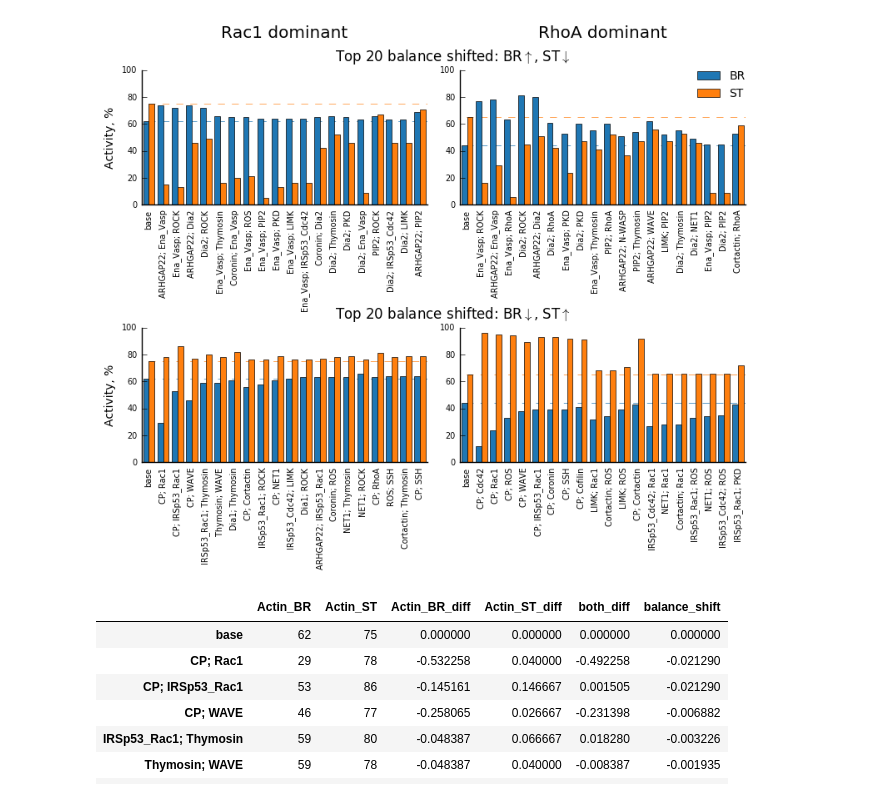
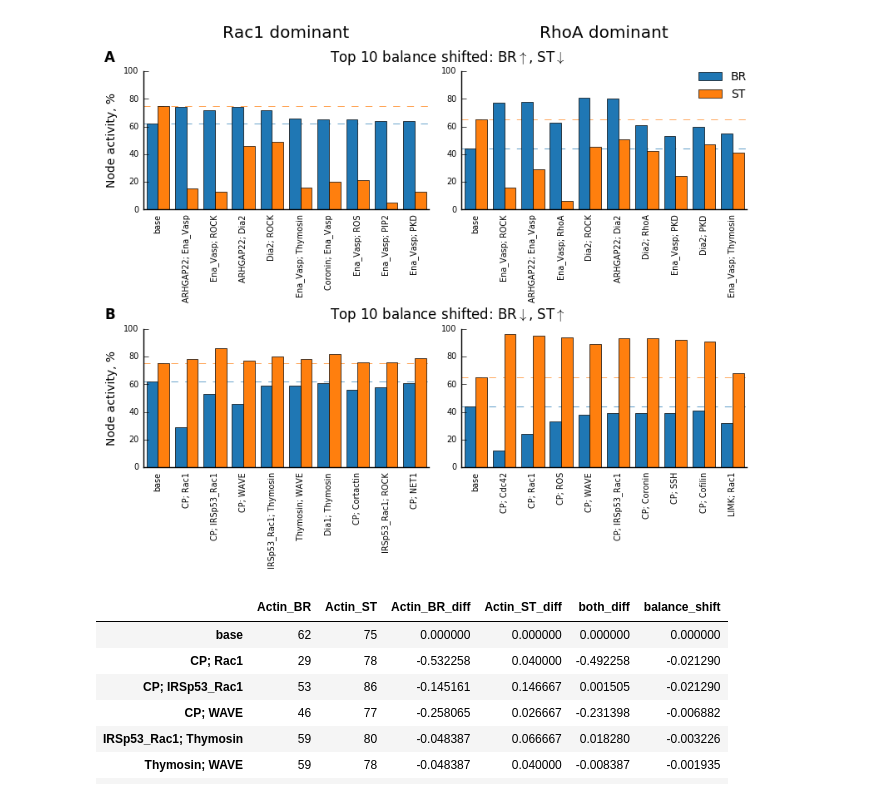
Before and after one commit to Vitaljok/actin-signaling, a Jupyter notebook: Double knock-down charts TOP-X balance shift side by side.ipynb, the cells around one changed output. Cells and saved outputs as stored; diff of their text form; code cells hidden in the pictures.

Commit message:
Updated charts

```diff
--- a/Double knock-down charts TOP-X balance shift side by side.ipynb
+++ b/Double knock-down charts TOP-X balance shift side by side.ipynb
@@ -10,7 +10,7 @@ pl.rcParams["font.size"] = 10
 reports = ['v04_Rac1_dominant',
            'v04_RhoA_dominant']
 # %%
-topX = 20
+topX = 10
 
 def prepare_datasets(report):
 
@@ -53,7 +53,7 @@ def plot_knockdowns(dataframe, ax, maxn, with_y_label):
 
     ax.set_ylim(top=100)
     if with_y_label:
-        ax.set_ylabel('Activity, %')
+        ax.set_ylabel('Node activity, %')
     ax.set_xlim(-0.5, maxn-0.5)
 
     br, st = dataframe.loc['base']
@@ -64,38 +64,40 @@ data = {}
 
 for report in reports:
     data[report] = prepare_datasets(report)
 
 row_titles = [
     r"Top %d balance shifted: BR$\uparrow$, ST$\downarrow$" % topX,
     r"Top %d balance shifted: BR$\downarrow$, ST$\uparrow$" % topX
 ]
 
 fig, axis = pl.subplots(nrows=2, ncols=2, sharey=False, figsize=(8, 7))
 for row in range(2):
     for col in range(2):
         plot_knockdowns(data[reports[col]][row], axis[row][col], topX, with_y_label=(col==0))
 
 axis[0][0].set_title("Rac1 dominant", fontsize='x-large', y=1.2)
 axis[0][1].set_title("RhoA dominant", fontsize='x-large', y=1.2)
 
 axis[0][1].legend(loc='upper right',
               ncol=1,
               frameon=False, borderpad=0, borderaxespad=0,
               prop={'size':10})
 
 for row, title in enumerate(row_titles):
     axis[row][1].text(-1, 107, title, fontsize='large', ha='center',
                       bbox=dict(facecolor='white', edgecolor='none', pad=0))
+    axis[row][0].text(-1.5, 107, chr(65+row), fontsize='large', ha='right',
+                      fontweight='bold')
 
 
 
-pl.tight_layout()
+pl.tight_layout(h_pad=2.0)
 
-pl.savefig('charts/fig_6_top_20_balance_shifted.png', bbox_inches='tight', dpi=300)
-pl.savefig('charts/fig_6_top_20_balance_shifted.svg', bbox_inches='tight')
-pl.savefig('charts/fig_6_top_20_balance_shifted.eps', bbox_inches='tight')
+pl.savefig('charts/fig_6_top_10_balance_shifted.png', bbox_inches='tight', dpi=300)
+pl.savefig('charts/fig_6_top_10_balance_shifted.svg', bbox_inches='tight')
+pl.savefig('charts/fig_6_top_10_balance_shifted.eps', bbox_inches='tight')
 # %% [output]
-[figure, old version]
+[figure, new version]
 # %%
 data['v04_Rac1_dominant'][1]
 # %% [output]
```
Also changed, not shown: 15 other files.
